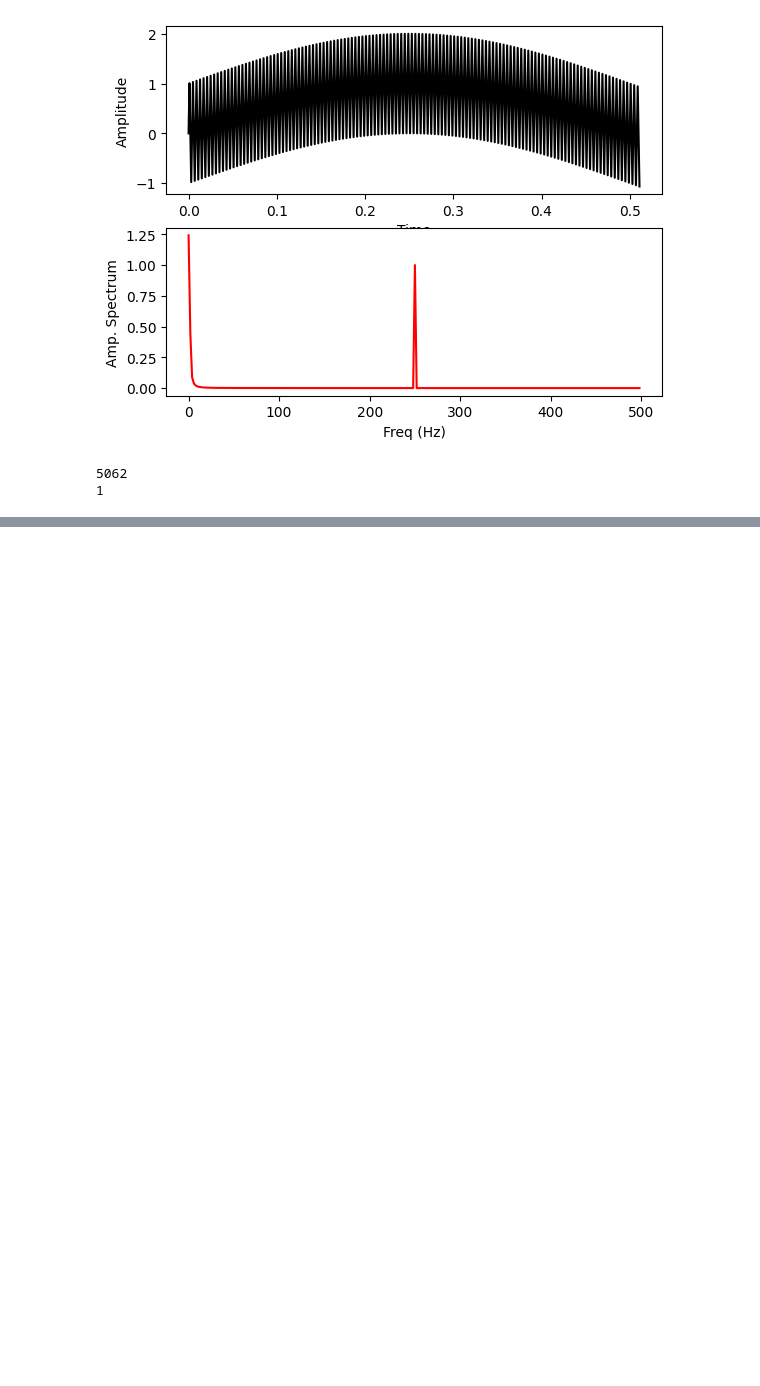
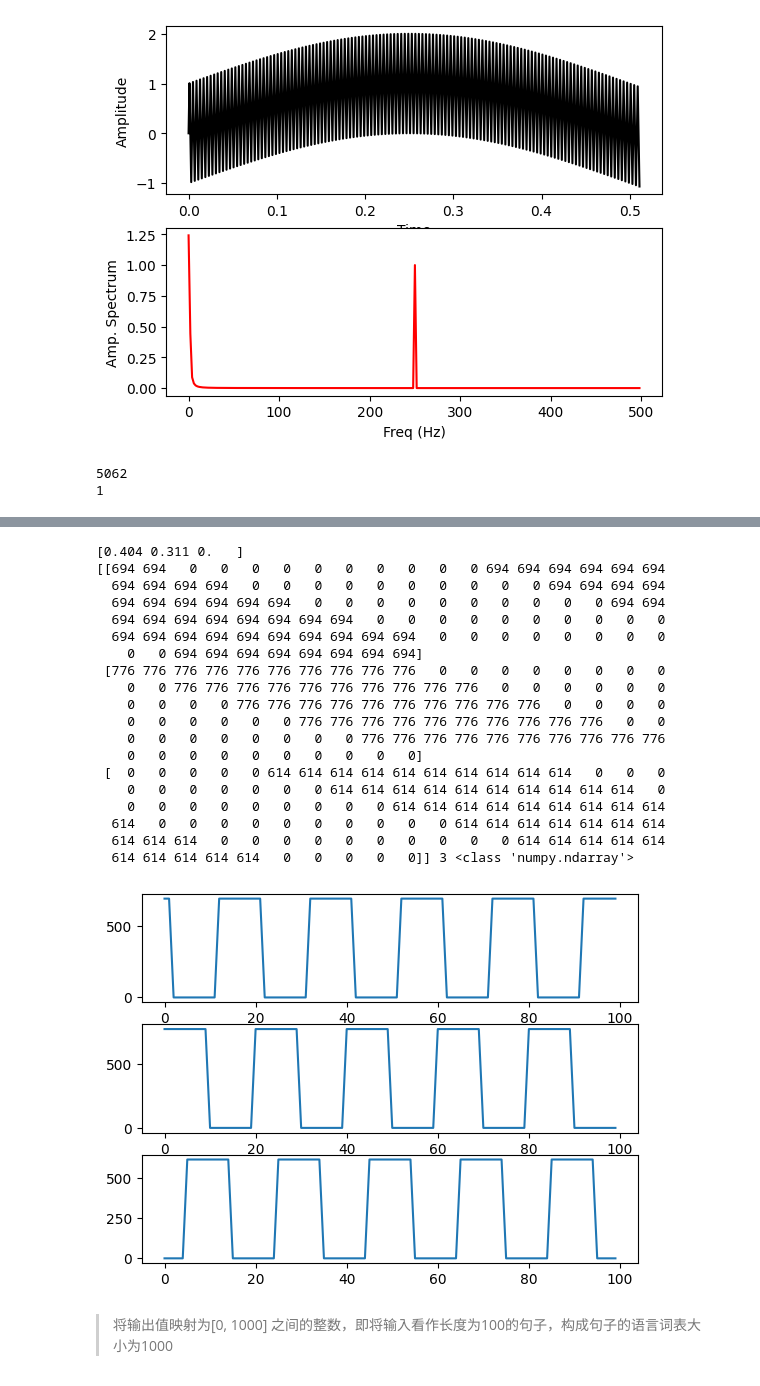
Before and after one commit to Joan-Of-Arc/transformer-study-cases, a Jupyter notebook: Transformer FFT/note/FFT.ipynb, the cells around one changed output, grey strips where cells are left out. Drawn from its saved outputs; the diff is of its cells as text; code cells hidden in the pictures; blank space fills up the shorter version.

```diff
--- a/Transformer FFT/note/FFT.ipynb
+++ b/Transformer FFT/note/FFT.ipynb
@@ -142,0 +148,3 @@ with open(file, "r") as f:
+# %%
+(x, y, z) = (random(), random(), 0)
+print((x, y, z))
@@ -142,0 +215,57 @@ with open(file, "r") as f:
+# %%
+def get_sig(x, detectors, tgt_sig, re_num):
+    """
+    x: 目标坐标
+    detectors: 接收器坐标
+    tgt_sig: 目标发射的信号
+    re_num: 接收器接收的信号点数
+    """
+    print(x)
+    # 目标与不同接收器的距离
+    d = [np.linalg.norm(s - x) for s in detectors]
+    # print(d)
+    start = [round(n * 100) for n in d]
+    # print(start)
+    decay = [round(1.09282 * (1 - i) + 1, 4) for i in d]  # 0.8 * (1 - i) / (sqrt(3) - 1) + 1
+    # print(decay)
+    # 衰减、延迟后的信号
+    sig = np.array([tgt_sig[start[i]:start[i] + re_num] * decay[i] * 1000 for i in range(len(detectors))], dtype = "int")
+    # sig = np.array([tgt_sig[start[i]:start[i] + re_num] * decay[i] for i in range(len(detectors))], dtype = "float32")
+    print(sig, len(sig), type(sig))
+    return sig
+# %%
+import random
+
+x = np.array([round(random.random(), 3), round(random.random(), 3), 0])
+detectors = np.array([[0, 1, 1], [1, 0, 1], [1, 1, 1]])
+tgt_sig = signal
+re_num = 100
+# %%
+sig = get_sig(x, detectors, tgt_sig, re_num)
+axis = np.arange(100)
+for i, s in enumerate(sig):
+    plt.subplot(3, 1, i + 1)
+    plt.plot(axis, s)
+# %% [output]
+[0.404 0.311 0.   ]
+[[694 694   0   0   0   0   0   0   0   0   0   0 694 694 694 694 694 694
+  694 694 694 694   0   0   0   0   0   0   0   0   0   0 694 694 694 694
+  694 694 694 694 694 694   0   0   0   0   0   0   0   0   0   0 694 694
+  694 694 694 694 694 694 694 694   0   0   0   0   0   0   0   0   0   0
+  694 694 694 694 694 694 694 694 694 694   0   0   0   0   0   0   0   0
+    0   0 694 694 694 694 694 694 694 694]
+ [776 776 776 776 776 776 776 776 776 776   0   0   0   0   0   0   0   0
+    0   0 776 776 776 776 776 776 776 776 776 776   0   0   0   0   0   0
+    0   0   0   0 776 776 776 776 776 776 776 776 776 776   0   0   0   0
+    0   0   0   0   0   0 776 776 776 776 776 776 776 776 776 776   0   0
+    0   0   0   0   0   0   0   0 776 776 776 776 776 776 776 776 776 776
+    0   0   0   0   0   0   0   0   0   0]
+ [  0   0   0   0   0 614 614 614 614 614 614 614 614 614 614   0   0   0
+    0   0   0   0   0   0   0 614 614 614 614 614 614 614 614 614 614   0
+    0   0   0   0   0   0   0   0   0 614 614 614 614 614 614 614 614 614
+  614   0   0   0   0   0   0   0   0   0   0 614 614 614 614 614 614 614
+  614 614 614   0   0   0   0   0   0   0   0   0   0 614 614 614 614 614
+  614 614 614 614 614   0   0   0   0   0]] 3 <class 'numpy.ndarray'>
+[figure, added]
+# %% [markdown]
+> 将输出值映射为[0, 1000] 之间的整数，即将输入看作长度为100的句子，构成句子的语言词表大小为1000
```
Also changed, not shown: parts of 26 cells of this notebook, 1 other file.
